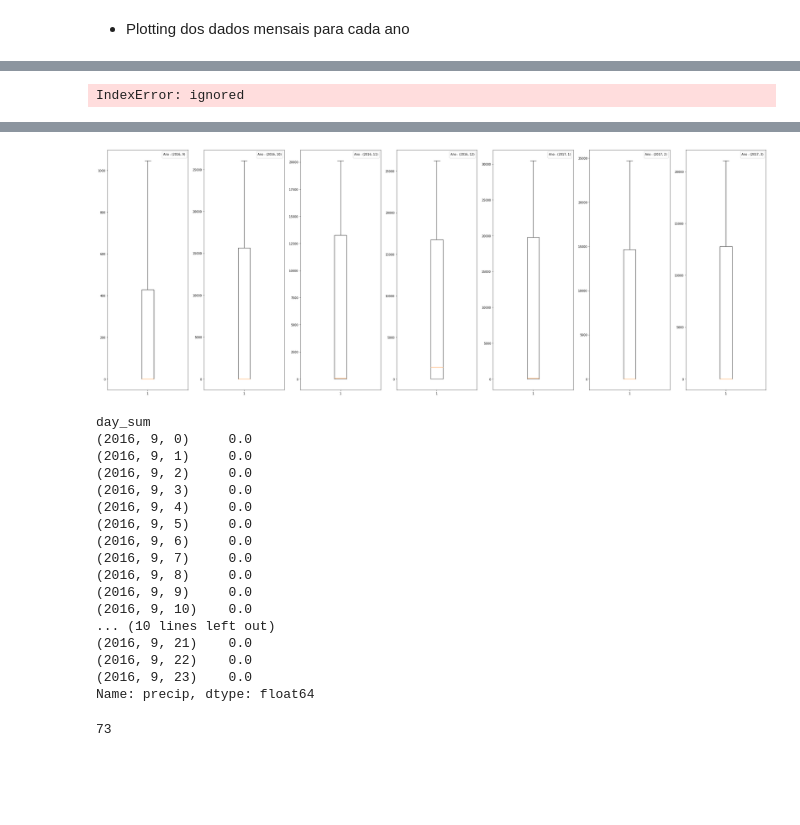
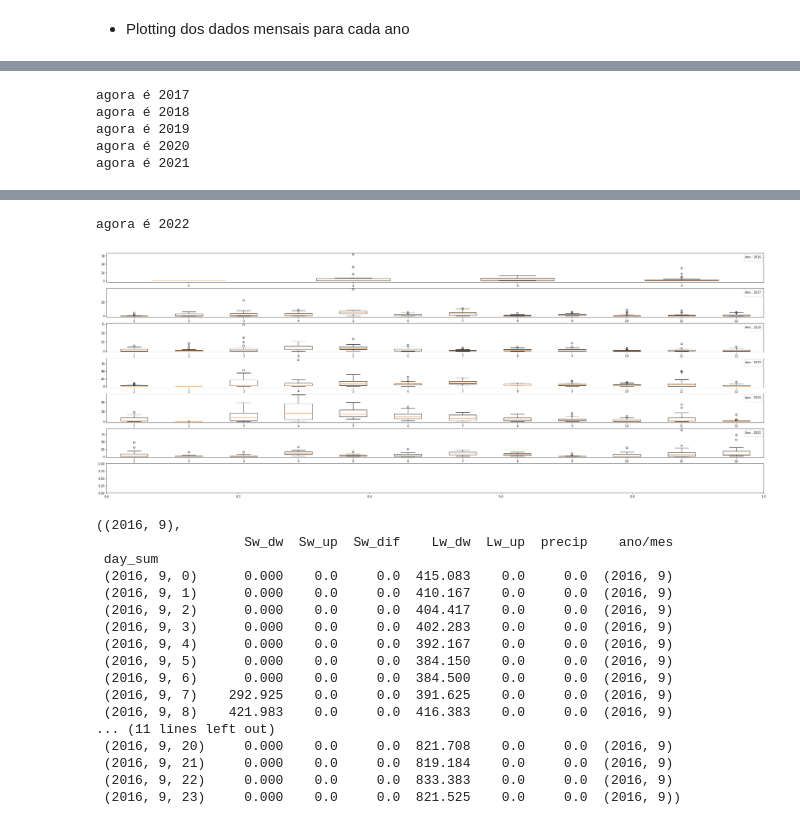
Before and after one commit to igordantasgf/analise_dados_microambientais, a Jupyter notebook: estudos1.ipynb, the cells around one changed output, grey strips where cells are left out. Cells and saved outputs as stored; diff of their text form; code cells hidden in the pictures; blank space fills up the shorter version.

Commit message:
novas tentativas de plot

```diff
--- a/estudos1.ipynb
+++ b/estudos1.ipynb
@@ -192,10 +212,22 @@ month_group[0]
 # %%
-fig, ax = plt.subplots(1,7, figsize=(40,15))
+fig, ax = plt.subplots(7,1, figsize=(40,15))
 parametro='precip'
 
-for i in range(len(month_group)):
-  ax[i].boxplot(month_group[i][1][parametro])
-  ax[i].legend(title='Ano : {}'.format(month_group[i][0]))
+ano = 2016
+j=0
+lista=[]
+for i in month_group:
+
+  if i[0][0]!=ano:
+    ax[j].boxplot(lista)
+    ax[j].legend(title='Ano : {}'.format(ano))
+    ano = i[0][0]
+    print('agora é', ano)
+    j=j+1
+    lista=[]
+  lista.append(list(i[1][parametro]))
+
+
 plt.show()
 # %% [output]
 WARNING:matplotlib.legend:No handles with labels found to put in legend.
@@ -208 +238,5 @@ WARNING:matplotlib.legend:No handles with labels found to put in legend.
-IndexError: ignored
+agora é 2017
+agora é 2018
+agora é 2019
+agora é 2020
+agora é 2021
@@ -209,25 +244,22 @@ IndexError: ignored
+agora é 2022
-[figure, old version]
+[figure, new version]
 # %%
-month_group[0][1]['precip']
+month_group[0]
 # %% [output]
-day_sum
-(2016, 9, 0)     0.0
-(2016, 9, 1)     0.0
-(2016, 9, 2)     0.0
-(2016, 9, 3)     0.0
-(2016, 9, 4)     0.0
-(2016, 9, 5)     0.0
-(2016, 9, 6)     0.0
-(2016, 9, 7)     0.0
-(2016, 9, 8)     0.0
-(2016, 9, 9)     0.0
-(2016, 9, 10)    0.0
-... (10 lines left out)
-(2016, 9, 21)    0.0
-(2016, 9, 22)    0.0
-(2016, 9, 23)    0.0
-Name: precip, dtype: float64
+((2016, 9),
+                   Sw_dw  Sw_up  Sw_dif    Lw_dw  Lw_up  precip    ano/mes
+ day_sum
+ (2016, 9, 0)      0.000    0.0     0.0  415.083    0.0     0.0  (2016, 9)
+ (2016, 9, 1)      0.000    0.0     0.0  410.167    0.0     0.0  (2016, 9)
+ (2016, 9, 2)      0.000    0.0     0.0  404.417    0.0     0.0  (2016, 9)
+ (2016, 9, 3)      0.000    0.0     0.0  402.283    0.0     0.0  (2016, 9)
+ (2016, 9, 4)      0.000    0.0     0.0  392.167    0.0     0.0  (2016, 9)
+ (2016, 9, 5)      0.000    0.0     0.0  384.150    0.0     0.0  (2016, 9)
+ (2016, 9, 6)      0.000    0.0     0.0  384.500    0.0     0.0  (2016, 9)
+ (2016, 9, 7)    292.925    0.0     0.0  391.625    0.0     0.0  (2016, 9)
+ (2016, 9, 8)    421.983    0.0     0.0  416.383    0.0     0.0  (2016, 9)
+... (11 lines left out)
+ (2016, 9, 20)     0.000    0.0     0.0  821.708    0.0     0.0  (2016, 9)
+ (2016, 9, 21)     0.000    0.0     0.0  819.184    0.0     0.0  (2016, 9)
+ (2016, 9, 22)     0.000    0.0     0.0  833.383    0.0     0.0  (2016, 9)
+ (2016, 9, 23)     0.000    0.0     0.0  821.525    0.0     0.0  (2016, 9))
-# %%
-len(month_group)
-# %% [output]
-73
```
Also changed, not shown: parts of 3 cells of this notebook.
